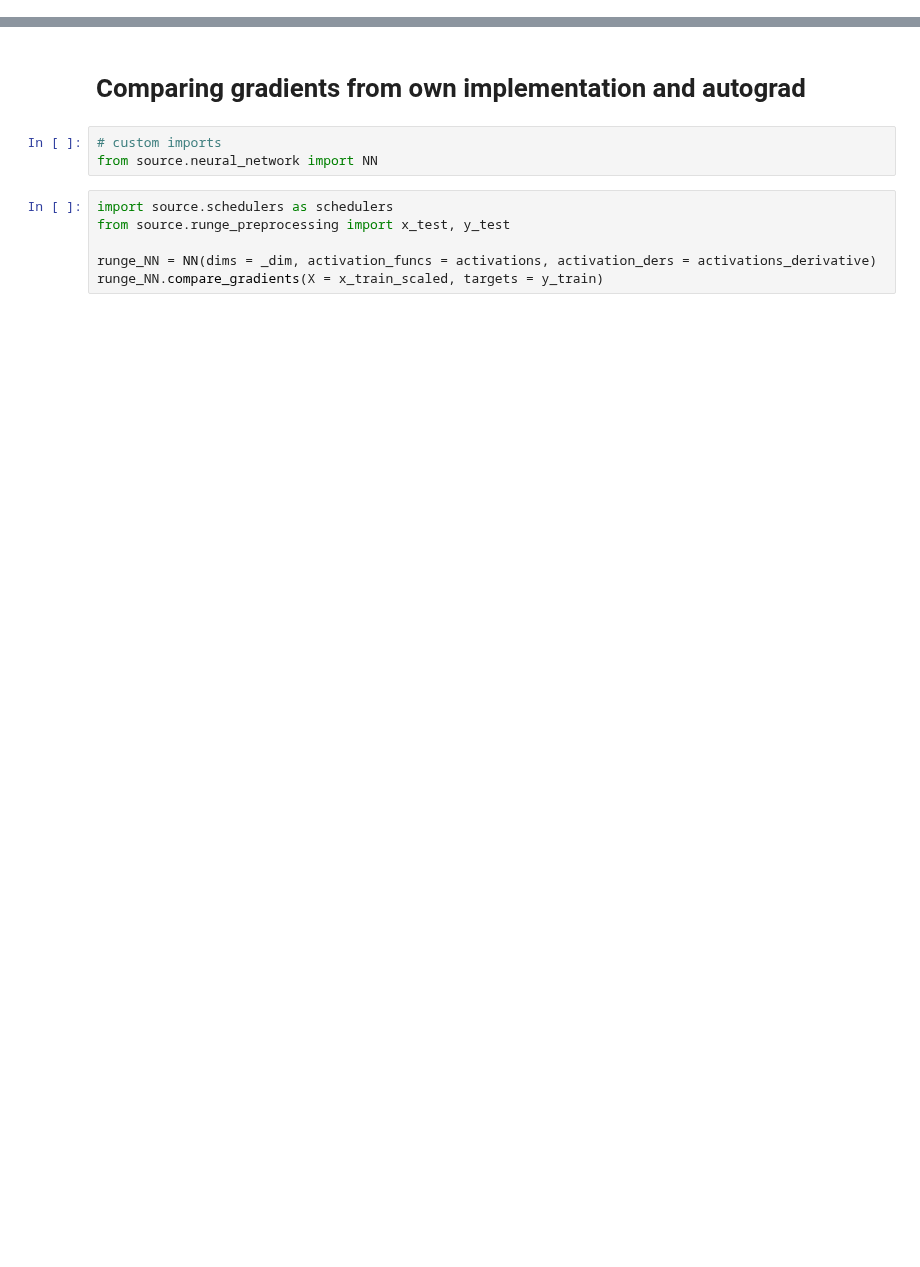
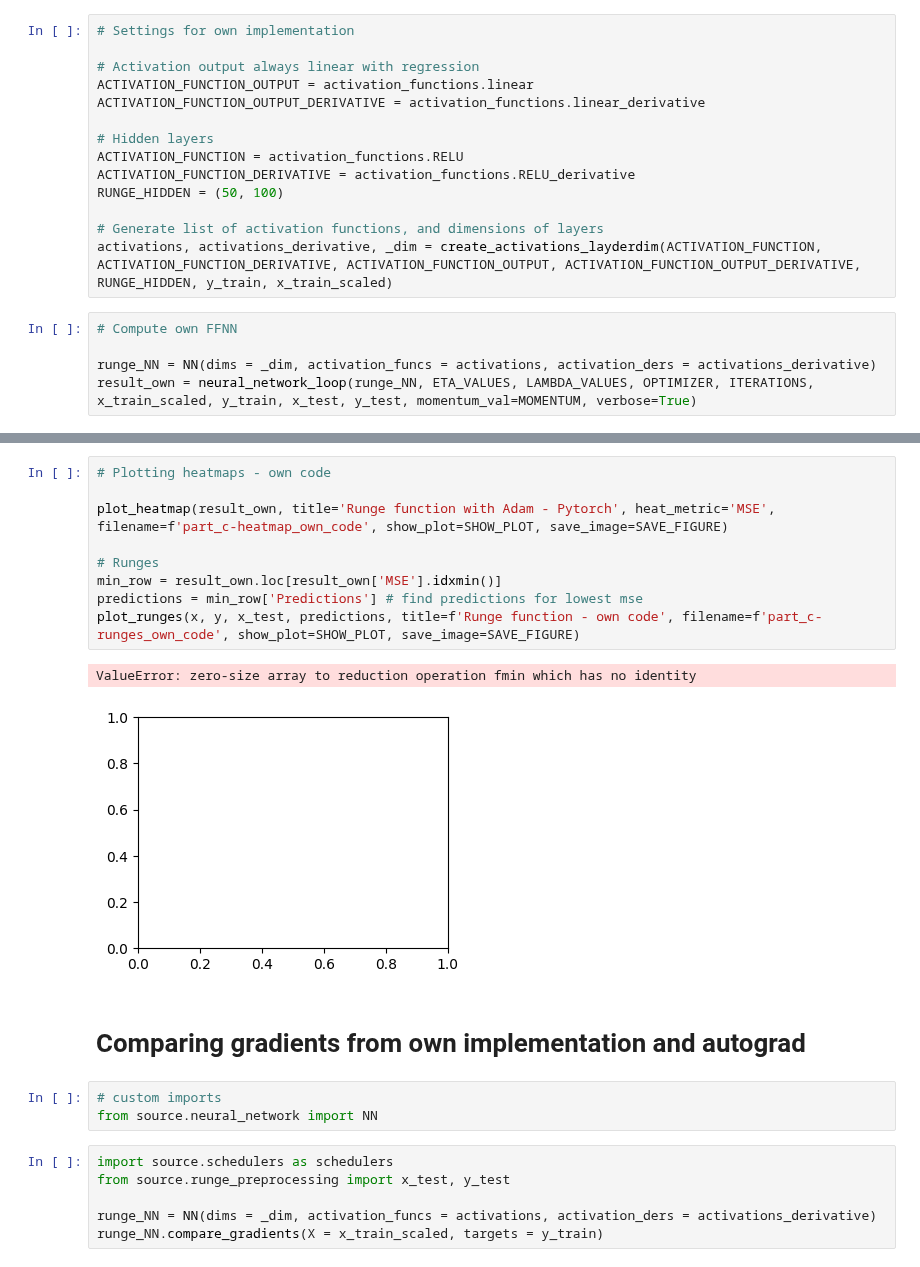
Before and after one commit to johtj/data_analysis_ml_projects, a Jupyter notebook: assignment2/Code/part_c.ipynb, the cells around one changed output, grey strips where cells are left out. Cells and saved outputs as stored; diff of their text form; blank space fills up the shorter version.

```diff
--- a/assignment2/Code/part_c.ipynb
+++ b/assignment2/Code/part_c.ipynb
@@ -55,0 +80,19 @@ plot_heatmap(adam_50_100, title='Runge function with Adam - Pytorch', heat_metri
+# %%
+# Settings for own implementation
+
+# Activation output always linear with regression
+ACTIVATION_FUNCTION_OUTPUT = activation_functions.linear
+ACTIVATION_FUNCTION_OUTPUT_DERIVATIVE = activation_functions.linear_derivative
+
+# Hidden layers
+ACTIVATION_FUNCTION = activation_functions.RELU
+ACTIVATION_FUNCTION_DERIVATIVE = activation_functions.RELU_derivative
+RUNGE_HIDDEN = (50, 100)
+
+# Generate list of activation functions, and dimensions of layers
+activations, activations_derivative, _dim = create_activations_layderdim(ACTIVATION_FUNCTION, ACTIVATION_FUNCTION_DERIVATIVE, ACTIVATION_FUNCTION_OUTPUT, ACTIVATION_FUNCTION_OUTPUT_DERIVATIVE, RUNGE_HIDDEN, y_train, x_train_scaled)
+# %%
+# Compute own FFNN
+
+runge_NN = NN(dims = _dim, activation_funcs = activations, activation_ders = activations_derivative)
+result_own = neural_network_loop(runge_NN, ETA_VALUES, LAMBDA_VALUES, OPTIMIZER, ITERATIONS, x_train_scaled, y_train, x_test, y_test, momentum_val=MOMENTUM, verbose=True)
@@ -56,3 +119,15 @@ plot_heatmap(adam_50_100, title='Runge function with Adam - Pytorch', heat_metri
+# %%
+# Plotting heatmaps - own code
+
+plot_heatmap(result_own, title='Runge function with Adam - Pytorch', heat_metric='MSE', filename=f'part_c-heatmap_own_code', show_plot=SHOW_PLOT, save_image=SAVE_FIGURE)
+
+# Runges
+min_row = result_own.loc[result_own['MSE'].idxmin()]
+predictions = min_row['Predictions'] # find predictions for lowest mse
+plot_runges(x, y, x_test, predictions, title=f'Runge function - own code', filename=f'part_c-runges_own_code', show_plot=SHOW_PLOT, save_image=SAVE_FIGURE)
+# %% [output]
+ValueError: zero-size array to reduction operation fmin which has no identity
+[figure, added]
 # %% [markdown]
 # Comparing gradients from own implementation and autograd
 # %%
```
Also changed, not shown: parts of 9 cells of this notebook.
